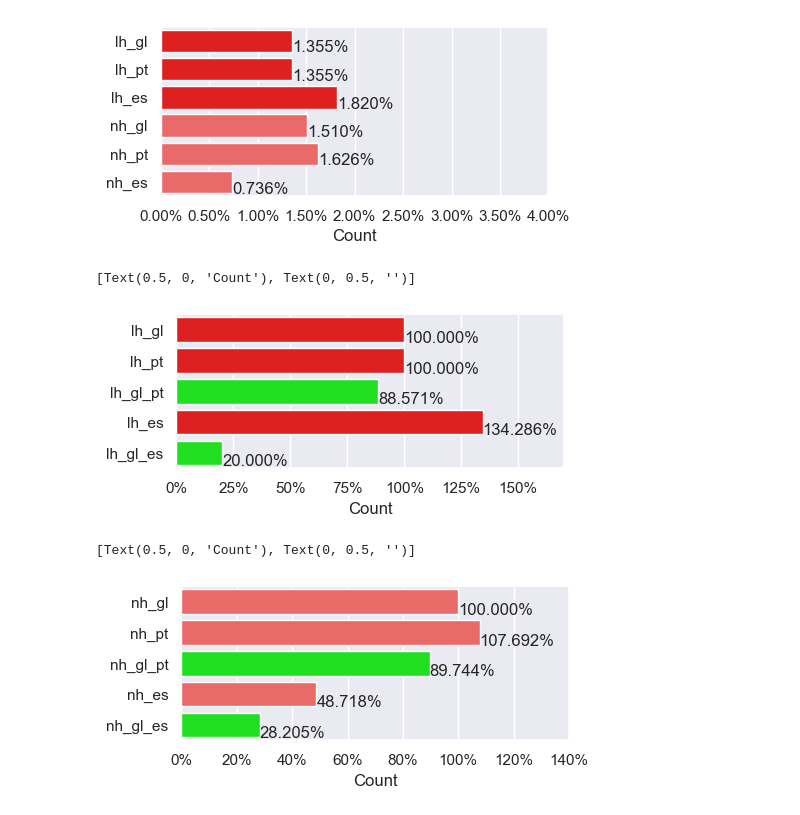
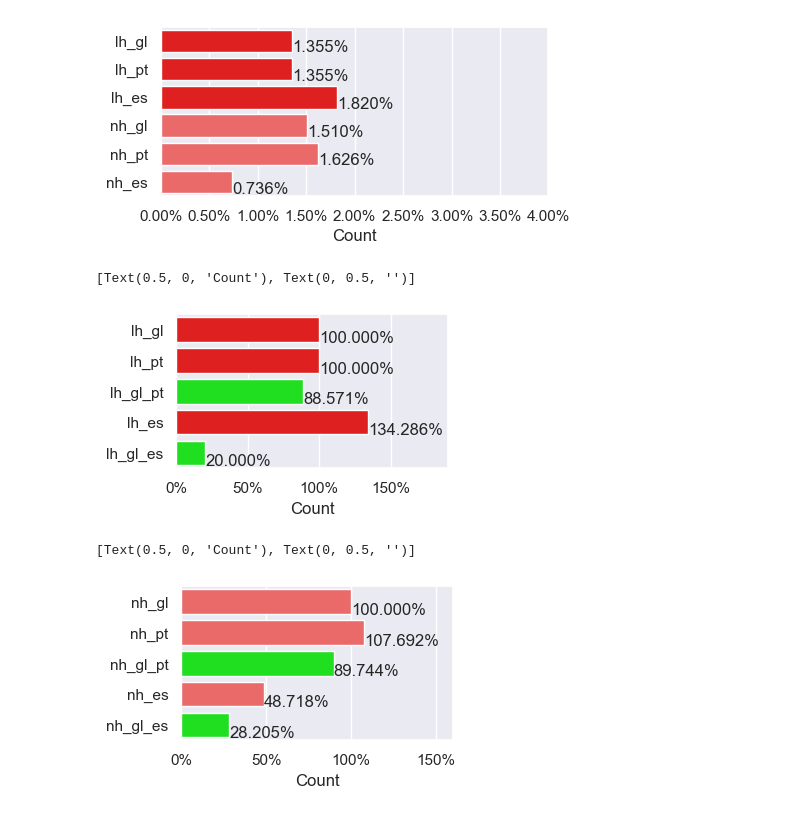
Before and after one commit to Portophon/Gal-palatals, a Jupyter notebook: Wikcionário - Extract n Stats gl-pt-es.ipynb, the cells around one changed output. Drawn from its saved outputs; the diff is of its cells as text; code cells hidden in the pictures.

```diff
--- a/Wikcionário - Extract n Stats gl-pt-es.ipynb
+++ b/Wikcionário - Extract n Stats gl-pt-es.ipynb
@@ -942,25 +942,25 @@ ax.set(xlabel="Count", ylabel="")
 # %%
 all_colors = {
 'lh_gl': '#ff0000',
 'lh_pt': '#ff0000',
 'lh_gl_pt': '#00ff00',
 'lh_es': '#ff0000',
 'lh_gl_es': '#00ff00'
 }
 
 all_colors = list(all_colors.values())
 sns.set_palette(sns.color_palette(all_colors))
 
 fig, ax = plt.subplots()
 ax = sns.barplot(x="length", y="item", data=lh_stats)
 ax.xaxis.set_major_formatter(ticker.PercentFormatter(1.0))
-ax.set(xlim=(0, 1.7))
+ax.set(xlim=(0, 1.9))
 show_values_on_bars_h(ax)
-fig.set_size_inches(5, 2)
+fig.set_size_inches(3.5, 2)
 ax.set(xlabel="Count", ylabel="")
 # %% [output]
 [Text(0.5, 0, 'Count'), Text(0, 0.5, '')]
-[figure, old version]
+[figure, new version]
 # %%
 all_colors = {
 'nh_gl': '#ff5555',
@@ -976,10 +976,10 @@ sns.set_palette(sns.color_palette(all_colors))
 fig, ax = plt.subplots()
 ax = sns.barplot(x="length", y="item", data=nh_stats)
 ax.xaxis.set_major_formatter(ticker.PercentFormatter(1.0))
-ax.set(xlim=(0, 1.4))
+ax.set(xlim=(0, 1.6))
 show_values_on_bars_h(ax)
-fig.set_size_inches(5, 2)
+fig.set_size_inches(3.5, 2)
 ax.set(xlabel="Count", ylabel="")
 # %% [output]
 [Text(0.5, 0, 'Count'), Text(0, 0.5, '')]
-[figure, old version]
+[figure, new version]
```
Also changed, not shown: 1 other file.
